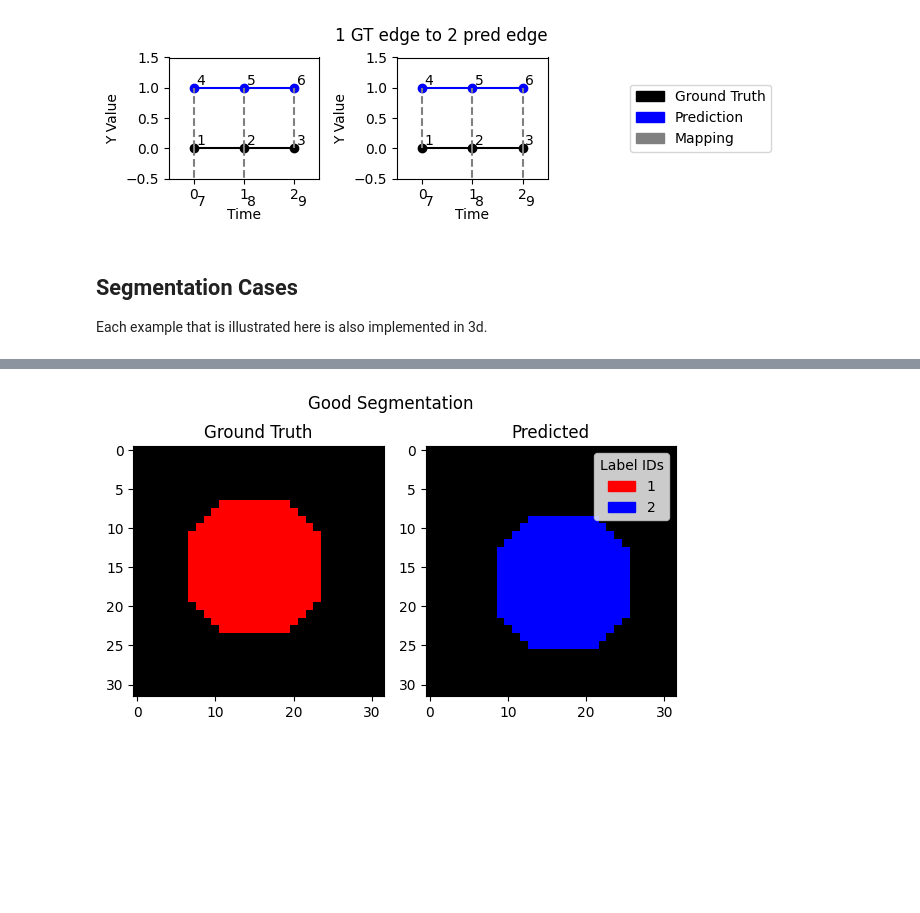
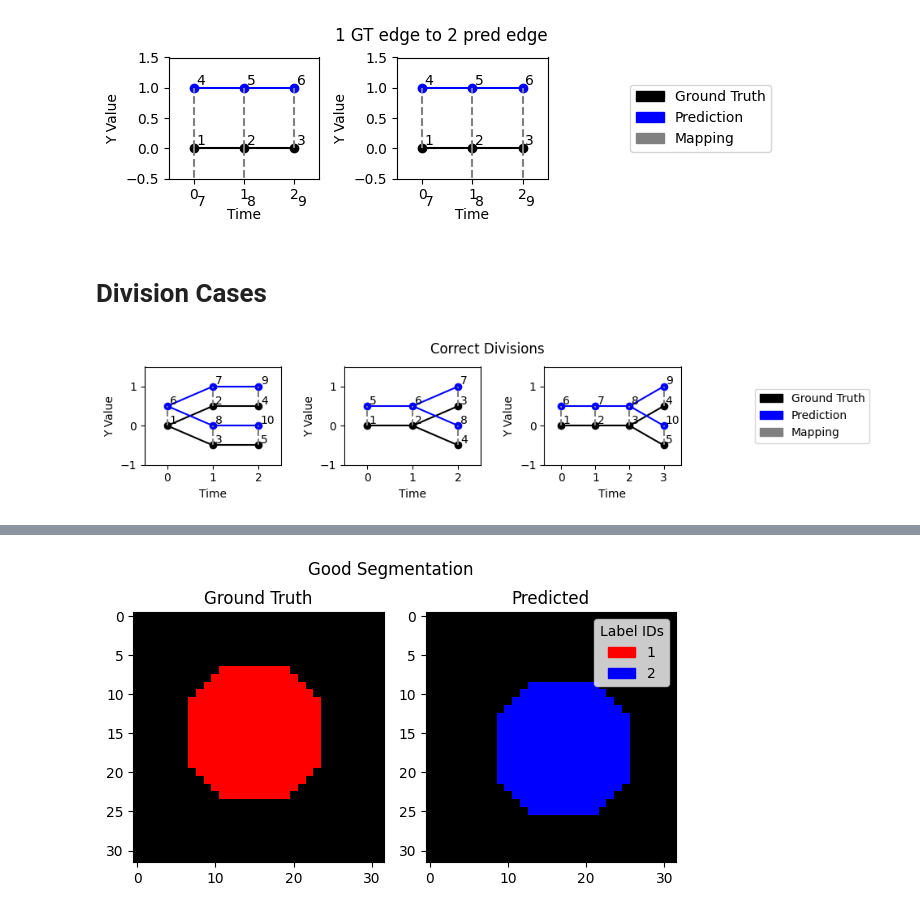
Before and after one commit to Janelia-Trackathon-2023/traccuracy, a Jupyter notebook: examples/test-cases.ipynb, the cells around one changed output, grey strips where cells are left out. Drawn from its saved outputs; the diff is of its cells as text; code cells hidden in the pictures; blank space fills up the shorter version.

Commit message:
Add division cases to collection of plots of test cases

```diff
--- a/examples/test-cases.ipynb
+++ b/examples/test-cases.ipynb
@@ -25,7 +25,7 @@ def get_loc(graph, node):
 
 def plot_graph(ax, graph: TrackingGraph, color="black"):
     if graph.graph.number_of_nodes() == 0:
-        return 0
+        return [0, 0], [0, 0]
     ids = list(graph.graph.nodes)
     x = [graph.graph.nodes[node]["t"] for node in ids]
     y = [graph.graph.nodes[node]["y"] for node in ids]
@@ -38,7 +38,7 @@ def plot_graph(ax, graph: TrackingGraph, color="black"):
         ys = [graph.graph.nodes[u]["y"], graph.graph.nodes[v]["y"]]
         ax.plot(xs, ys, color=color)
 
-    return max(y)
+    return [max(x), min(x)], [max(y), min(y)]
 
 
 def plot_matching(ax, matched, color="grey"):
@@ -61,11 +61,13 @@ def plot_matched(examples, title):
     fig, ax = plt.subplots(1, len(examples) + 1, figsize=(3 * len(examples) + 1, 2))
     for i, matched in enumerate(examples):
         axis = ax[i]
-        maxY = plot_graph(axis, matched.gt_graph, color=gt_color)
-        maxY = max([maxY, plot_graph(axis, matched.pred_graph, color=pred_color)])
+        xbounds, ybounds = plot_graph(axis, matched.gt_graph, color=gt_color)
+        bounds = plot_graph(axis, matched.pred_graph, color=pred_color)
+        xbounds.extend(bounds[0])
+        ybounds.extend(bounds[1])
         plot_matching(axis, matched, color=mapping_color)
-        axis.set_ybound(-0.5, maxY + 0.5)
-        axis.set_xbound(-0.5, 2.5)
+        axis.set_ybound(min(ybounds) - 0.5, max(ybounds) + 0.5)
+        axis.set_xbound(min(xbounds) - 0.5, max(xbounds) + 0.5)
         axis.set_ylabel("Y Value")
         axis.set_xlabel("Time")
 
@@ -141,7 +143,9 @@ plot_matched(
 )
 # %% [output]
 [figure]
-# %% [markdown]
-## Segmentation Cases
-
-Each example that is illustrated here is also implemented in 3d.
+# %% [markdown]
+# Division Cases
+# %%
+plot_matched([ex_graphs.good_div(t) for t in [0, 1, 2]], 'Correct Divisions')
+# %% [output]
+[figure, added]
```
Also changed, not shown: parts of 10 cells of this notebook.
